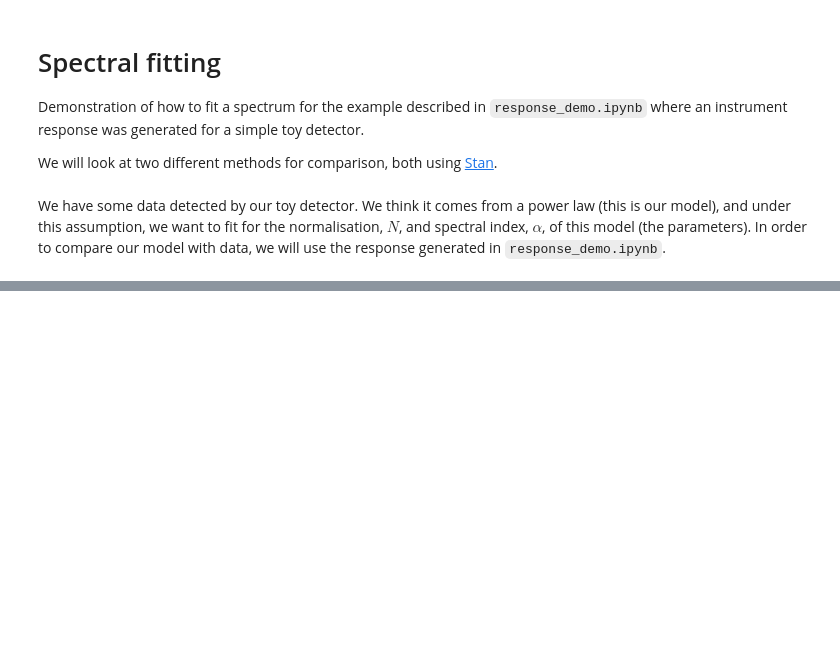
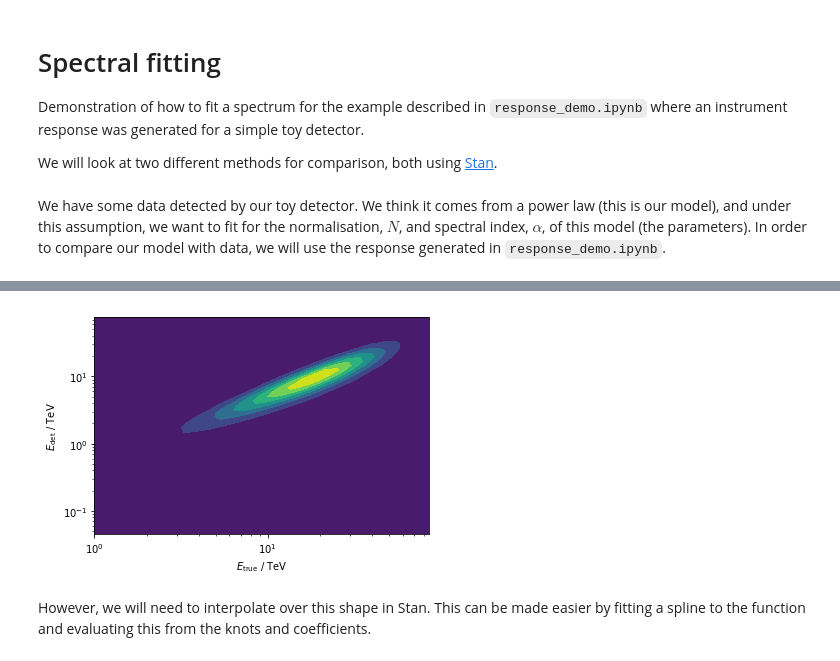
Before and after one commit to cescalara/instrument_response, a Jupyter notebook: fit_demo.ipynb, the cells around one changed output, grey strips where cells are left out. Drawn from its saved outputs; the diff is of its cells as text; code cells hidden in the pictures; blank space fills up the shorter version.

```diff
--- a/fit_demo.ipynb
+++ b/fit_demo.ipynb
@@ -101,0 +104,14 @@ ax.set_ylabel(r'$\frac{\mathrm{d}N}{\mathrm{d}t\mathrm{d}E}$');
+# %%
+P_Edet_given_Etrue = response.matrix / sum(sum(response.matrix))
+
+fig, ax = plt.subplots()
+ax.contourf(response.true_energy_bins[:-1], response.detected_energy_bins[:-1],
+            P_Edet_given_Etrue.T)
+ax.set_xscale('log')
+ax.set_yscale('log')
+ax.set_xlabel('$E_\mathrm{true}$ / TeV')
+ax.set_ylabel('$E_\mathrm{det}$ / TeV');
+# %% [output]
+[figure, added]
+# %% [markdown]
+However, we will need to interpolate over this shape in Stan. This can be made easier by fitting a spline to the function and evaluating this from the knots and coefficients.
```
Also changed, not shown: parts of 18 cells of this notebook, 5 other files.
